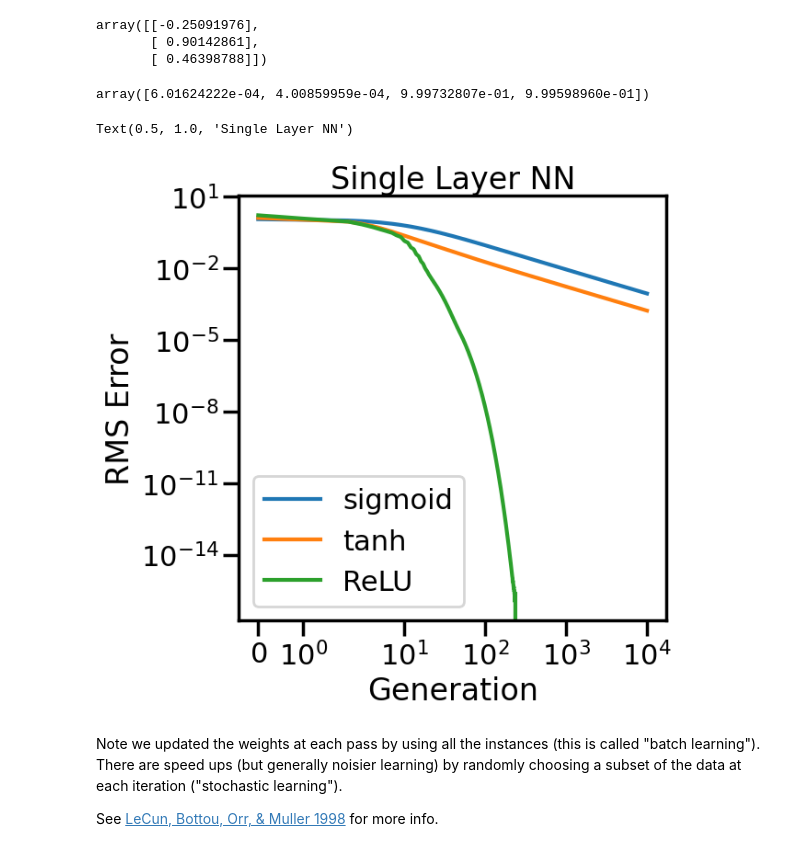
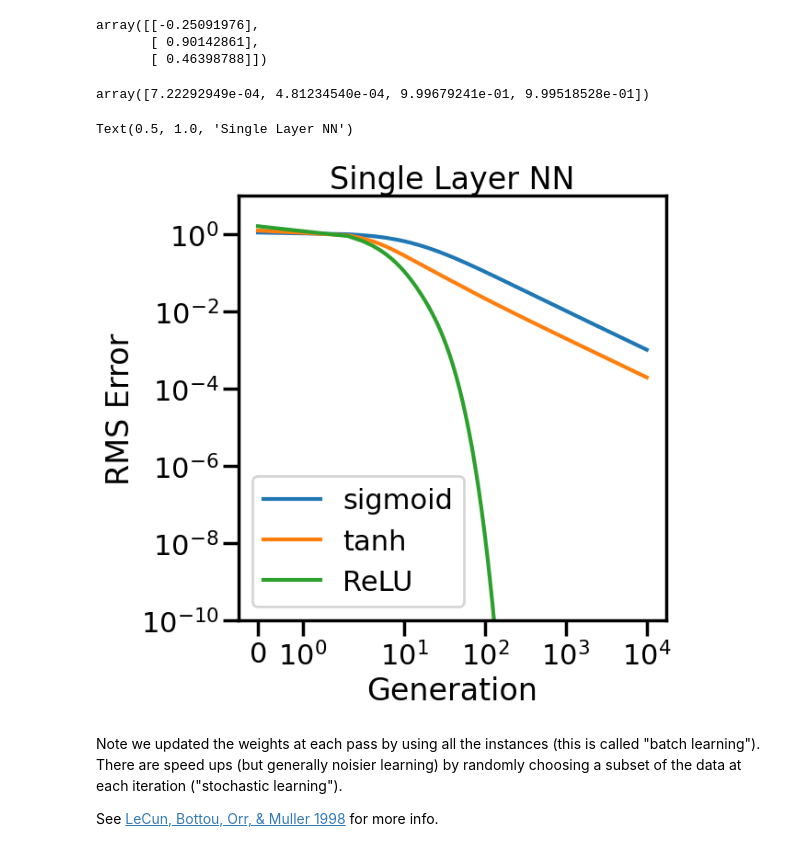
Before and after one commit to ucb-datalab/course_materials_fall2024, a Jupyter notebook: lectures/Lecture20_lab3_cnn/01_neural_networks_with_sklearn.ipynb, the cells around one changed output. Drawn from its saved outputs; the diff is of its cells as text; code cells hidden in the pictures.

```diff
--- a/lectures/Lecture20_lab3_cnn/01_neural_networks_with_sklearn.ipynb
+++ b/lectures/Lecture20_lab3_cnn/01_neural_networks_with_sklearn.ipynb
@@ -126,6 +126,8 @@ array([[-0.25091976],
        [ 0.46398788]])
 # %%
 rms_error = {"tanh": [], "sigmoid": [], "ReLU": []}
+
+n_inputs = X.shape[0]
 
 for func in ["ReLU", "tanh", "sigmoid"]:
 
@@ -144,12 +146,12 @@ for func in ["ReLU", "tanh", "sigmoid"]:
         rms_error[func].append(np.sqrt((layer1_error**2).sum())) # float
         # multiply how much we missed by the
         # slope of the activation at the values in layer1
-        layer1_delta = 0.3*layer1_error * activation(layer1, derivative=True) # shape = (1,4)
+        layer1_delta = (1/n_inputs)*layer1_error * activation(layer1, derivative=True) # shape = (1,4)
         weights += np.dot(layer1_delta, layer0).T # shape = (3,1)
 # %%
 layer1
 # %% [output]
-array([6.01624222e-04, 4.00859959e-04, 9.99732807e-01, 9.99598960e-01])
+array([7.22292949e-04, 4.81234540e-04, 9.99679241e-01, 9.99518528e-01])
 # %%
 %matplotlib inline
 import matplotlib.pyplot as plt
@@ -158,19 +160,20 @@ sns.set_context("poster")
 # %%
 plt.figure(figsize=(6,6))
 
 plt.plot(rms_error["sigmoid"],label="sigmoid")
 plt.plot(rms_error["tanh"],label="tanh")
 plt.plot(rms_error["ReLU"],label="ReLU")
 
 plt.xscale("symlog")
 plt.yscale("log")
+plt.ylim(1e-10,10)
 plt.ylabel("RMS Error")
 plt.xlabel("Generation")
 plt.legend()
 plt.title("Single Layer NN")
 # %% [output]
 Text(0.5, 1.0, 'Single Layer NN')
-[figure, old version]
+[figure, new version]
 # %% [markdown]
 Note we updated the weights at each pass by using all the instances (this is called "batch learning"). There are speed ups (but generally noisier learning) by randomly choosing a subset of the data at each iteration ("stochastic learning").
 
```
Also changed, not shown: 2 other files.
